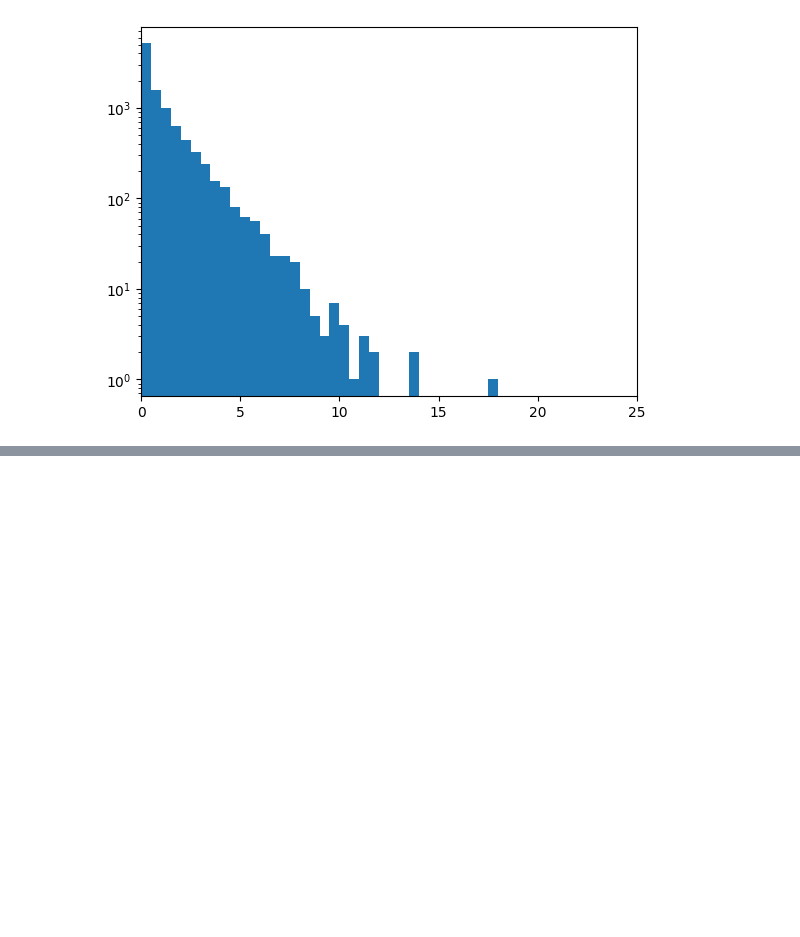
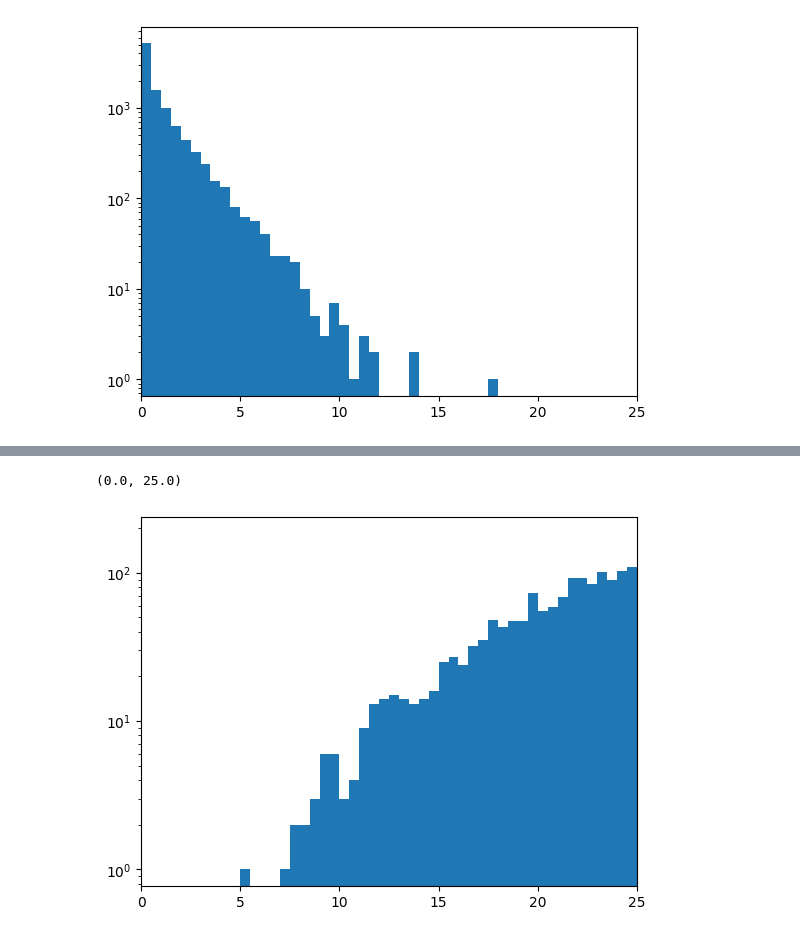
Before and after one commit to AliAhmad02/AdvancedAppstat2024, a Jupyter notebook: Exercises/lecture_11.ipynb, the cells around one changed output, grey strips where cells are left out. Saved outputs shown, nothing was run; the diff lists cells and outputs as text; code cells hidden in the pictures; blank space fills up the shorter version.

```diff
--- a/Exercises/lecture_11.ipynb
+++ b/Exercises/lecture_11.ipynb
@@ -55,0 +94,6 @@ plt.xlim(0, 25)
+# %%
+plt.hist(lam_twosig2, bins=np.arange(0, 100, 0.5), log=True)
+plt.xlim(0, 25)
+# %% [output]
+(0.0, 25.0)
+[figure, added]
```
Also changed, not shown: parts of 3 cells of this notebook.
